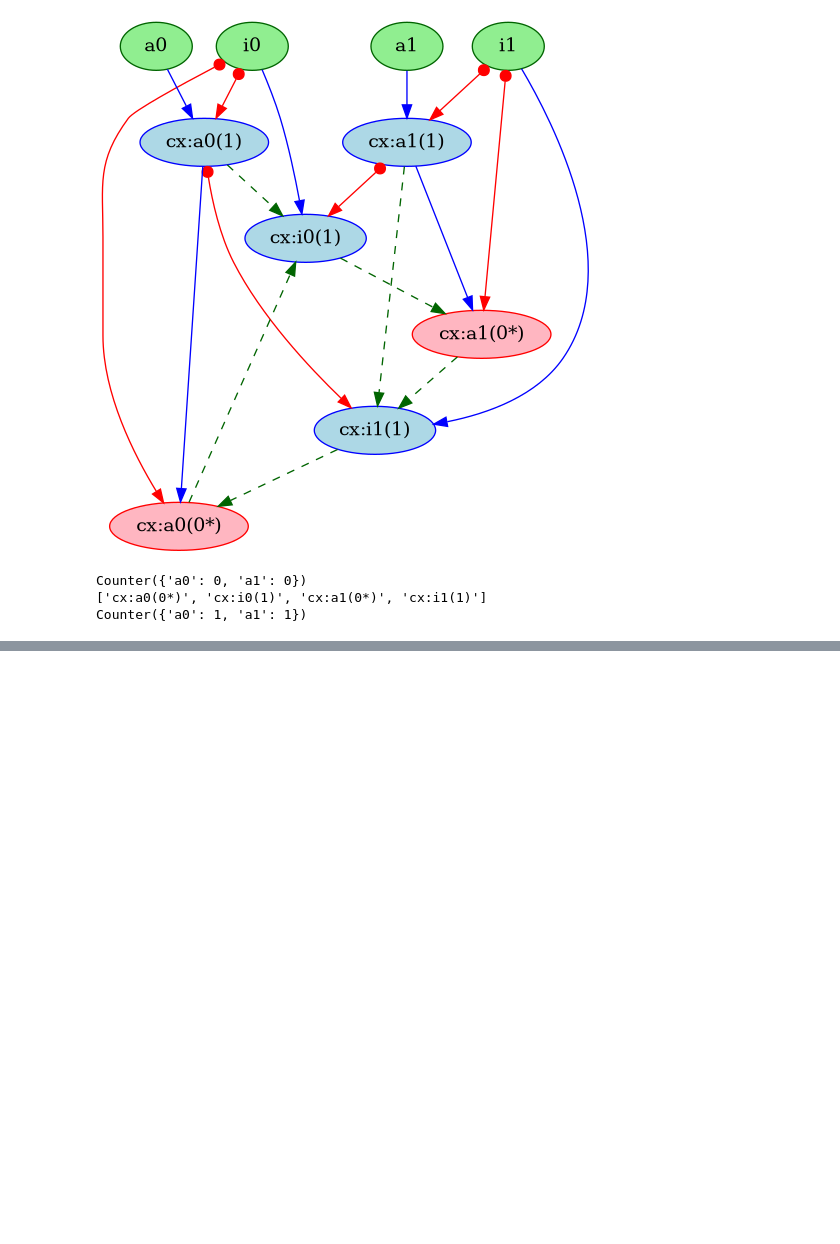
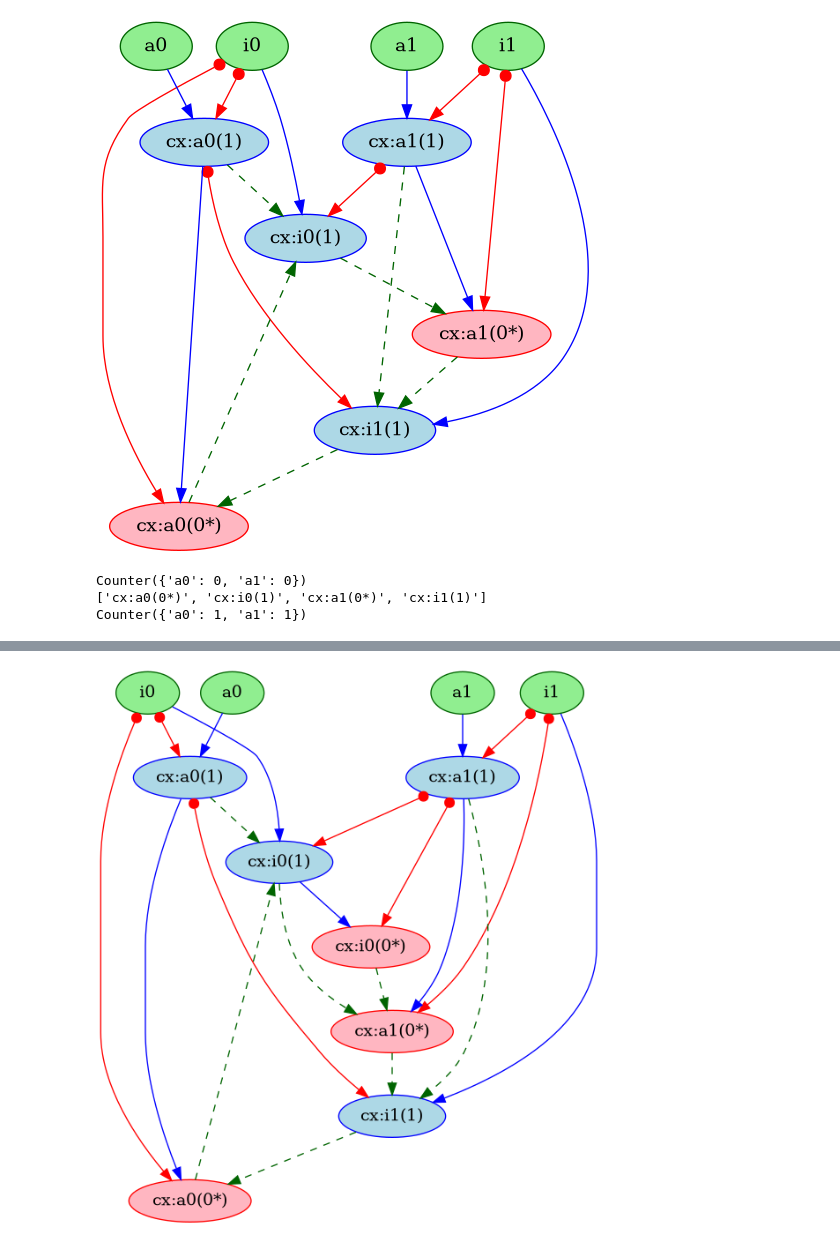
Before and after one commit to ashutiw2k/PartialUncomputationAndBennetts, a Jupyter notebook: testnotebooks/TestGreedyInputNodeSelection.ipynb, the cells around one changed output, grey strips where cells are left out. Drawn from its saved outputs; the diff is of its cells as text; code cells hidden in the pictures; blank space fills up the shorter version.

Commit message:
Uncomputing Input Node after Adding Ancilla, Code in TestGreedyNbk

```diff
--- a/testnotebooks/TestGreedyInputNodeSelection.ipynb
+++ b/testnotebooks/TestGreedyInputNodeSelection.ipynb
@@ -150,0 +267,6 @@ CGNode: Labeled i1 @ index: 7 of type input is a computation node.
+# %%
+graphviz_draw(pldi_cyclic_uncomp_cg,
+                      node_attr_fn=node_attr,
+                      edge_attr_fn=edge_attr)
+# %% [output]
+[figure, added]
```
Also changed, not shown: parts of 9 cells of this notebook, 6 other files.
